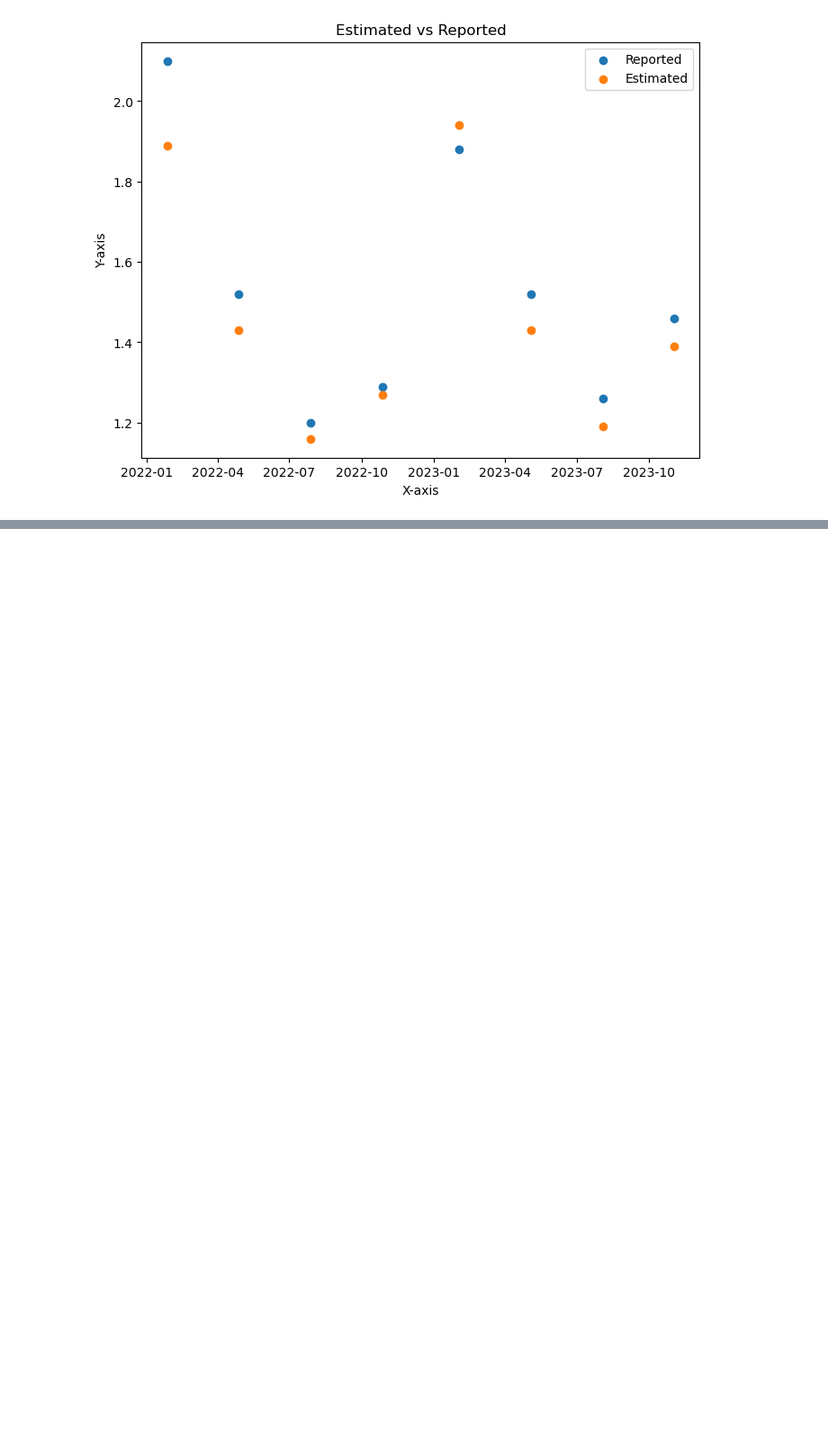
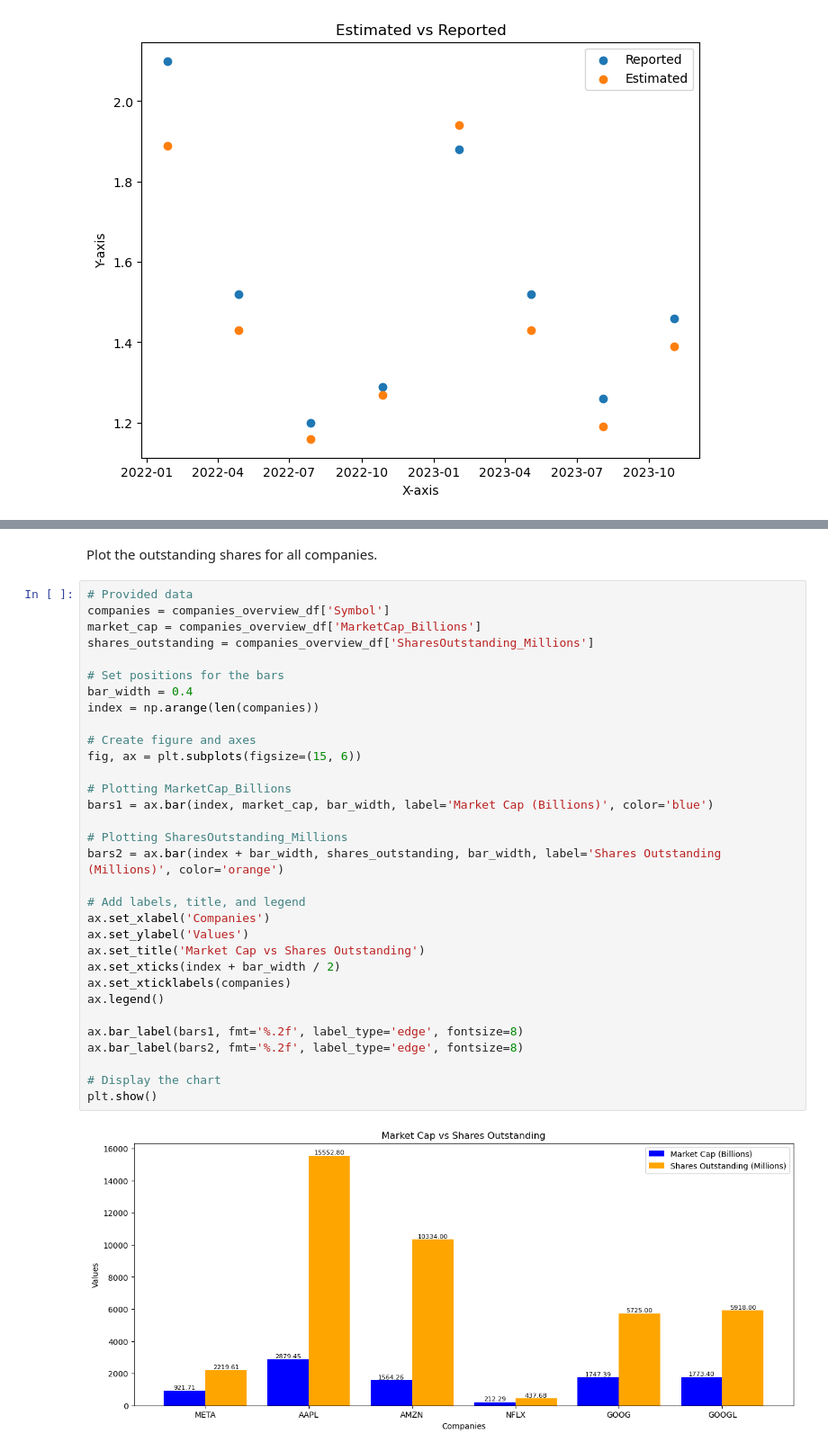
Before and after one commit to itsakcode/stock_analysis, a Jupyter notebook: src/stock_market.ipynb, the cells around one changed output, grey strips where cells are left out. Shown at 90% size. Saved outputs shown, nothing was run; the diff lists cells and outputs as text; blank space fills up the shorter version.

```diff
--- a/src/stock_market.ipynb
+++ b/src/stock_market.ipynb
@@ -627,0 +656,36 @@ plt.show()
+# %% [markdown]
+Plot the outstanding shares for all companies.
+# %%
+# Provided data
+companies = companies_overview_df['Symbol']
+market_cap = companies_overview_df['MarketCap_Billions']
+shares_outstanding = companies_overview_df['SharesOutstanding_Millions']
+
+# Set positions for the bars
+bar_width = 0.4
+index = np.arange(len(companies))
+
+# Create figure and axes
+fig, ax = plt.subplots(figsize=(15, 6))
+
+# Plotting MarketCap_Billions
+bars1 = ax.bar(index, market_cap, bar_width, label='Market Cap (Billions)', color='blue')
+
+# Plotting SharesOutstanding_Millions
+bars2 = ax.bar(index + bar_width, shares_outstanding, bar_width, label='Shares Outstanding (Millions)', color='orange')
+
+# Add labels, title, and legend
+ax.set_xlabel('Companies')
+ax.set_ylabel('Values')
+ax.set_title('Market Cap vs Shares Outstanding')
+ax.set_xticks(index + bar_width / 2)
+ax.set_xticklabels(companies)
+ax.legend()
+
+ax.bar_label(bars1, fmt='%.2f', label_type='edge', fontsize=8)
+ax.bar_label(bars2, fmt='%.2f', label_type='edge', fontsize=8)
+
+# Display the chart
+plt.show()
+# %% [output]
+[figure, added]
```
Also changed, not shown: parts of 16 cells of this notebook, 7 other files.
